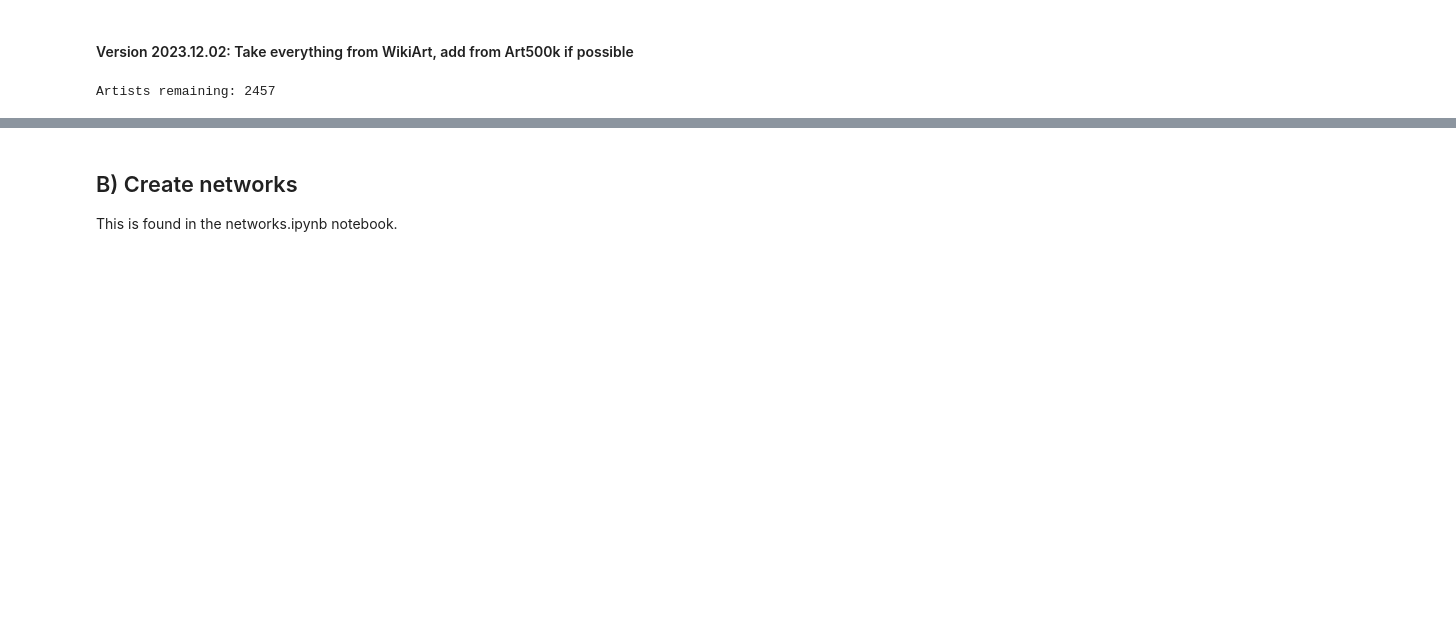
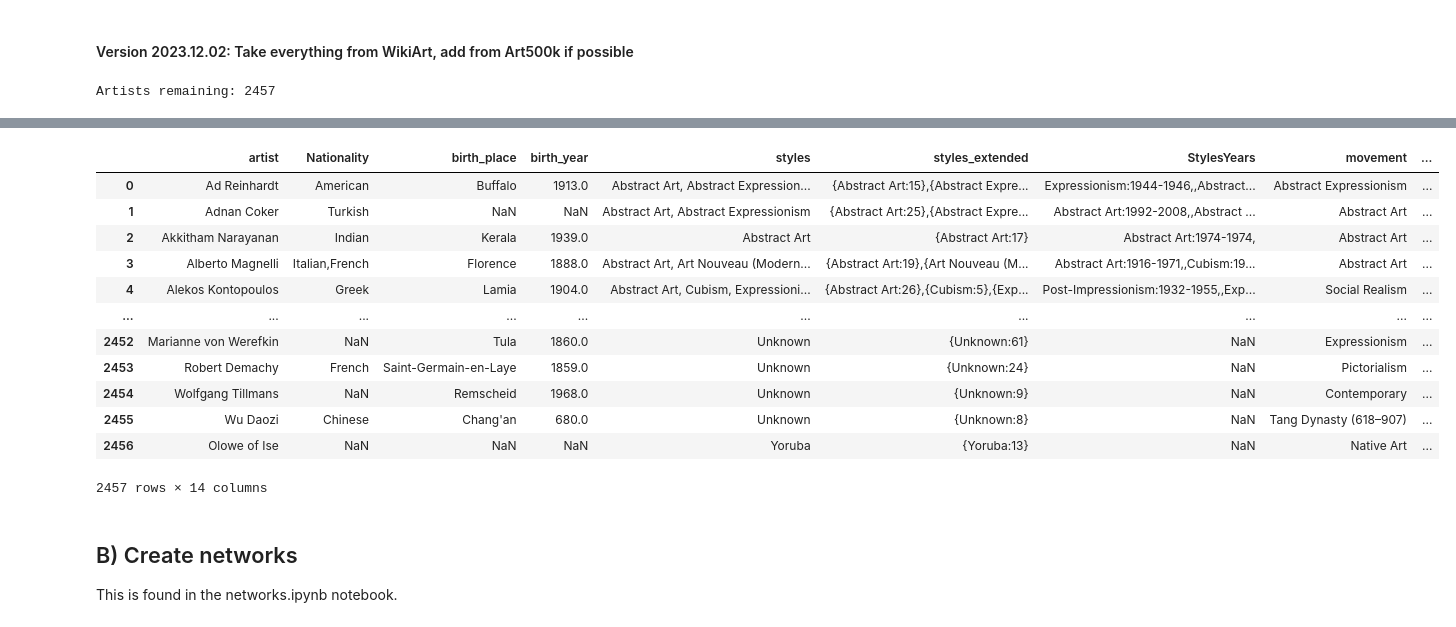
Before and after one commit to me9hanics/ArtProject, a Jupyter notebook: datasets_notebook.ipynb, the cells around one changed output, grey strips where cells are left out. Drawn from its saved outputs; the diff is of its cells as text; code cells hidden in the pictures; blank space fills up the shorter version.

Commit message:
add combined artist dataset

```diff
--- a/datasets_notebook.ipynb
+++ b/datasets_notebook.ipynb
@@ -167,13 +167,13 @@ Take the artists from WikiArt and if they are in Art500k, add their attributes f
 #### Version 2023.12.02: Take everything from WikiArt, add from Art500k if possible
 # %%
 artist_A = pd.read_csv('datasets/wikiart_artists.csv')
-artists_A= artist_A[artist_A['artist'].isin(art500k_artists['artist'])].reset_index(drop=True)
-print("Artists remaining:", len(artists_A))
+artists= artist_A[artist_A['artist'].isin(art500k_artists['artist'])].reset_index(drop=True)
+print("Artists remaining:", len(artists))
 # %% [output]
 Artists remaining: 2457
 # %%
 #Merge artists_A and art500k_artists
 
-artists = artists_A.merge(art500k_artists, on='artist', how='left')
+artists = artists.merge(art500k_artists, on='artist', how='left')
 artists
 # %% [output]
@@ -201,0 +210,19 @@ Index(['artist', 'styles', 'movement', 'styles_extended', 'pictures_count',
+# %%
+cols = artists.columns.tolist()
+cols = cols[0:1]+cols[7:8]+cols[5:7]+cols[1:2]+cols[3:4]+cols[19:]+cols[2:3]+cols[9:10]+cols[4:5]+cols[15:19]
+artists = artists[cols]
+artists
+# %% [output]
+|  | artist | Nationality | birth_place | birth_year | styles | styles_extended | StylesYears | movement | ... |
+| 0 | Ad Reinhardt | American | Buffalo | 1913.0 | Abstract Art, Abstract Expression... | {Abstract Art:15},{Abstract Expre... | Expressionism:1944-1946,,Abstract... | Abstract Expressionism | ... |
+| 1 | Adnan Coker | Turkish | NaN | NaN | Abstract Art, Abstract Expressionism | {Abstract Art:25},{Abstract Expre... | Abstract Art:1992-2008,,Abstract ... | Abstract Art | ... |
+| 2 | Akkitham Narayanan | Indian | Kerala | 1939.0 | Abstract Art | {Abstract Art:17} | Abstract Art:1974-1974, | Abstract Art | ... |
+| 3 | Alberto Magnelli | Italian,French | Florence | 1888.0 | Abstract Art, Art Nouveau (Modern... | {Abstract Art:19},{Art Nouveau (M... | Abstract Art:1916-1971,,Cubism:19... | Abstract Art | ... |
+| 4 | Alekos Kontopoulos | Greek | Lamia | 1904.0 | Abstract Art, Cubism, Expressioni... | {Abstract Art:26},{Cubism:5},{Exp... | Post-Impressionism:1932-1955,,Exp... | Social Realism | ... |
+| ... | ... | ... | ... | ... | ... | ... | ... | ... | ... |
+| 2452 | Marianne von Werefkin | NaN | Tula | 1860.0 | Unknown | {Unknown:61} | NaN | Expressionism | ... |
+| 2453 | Robert Demachy | French | Saint-Germain-en-Laye | 1859.0 | Unknown | {Unknown:24} | NaN | Pictorialism | ... |
+| 2454 | Wolfgang Tillmans | NaN | Remscheid | 1968.0 | Unknown | {Unknown:9} | NaN | Contemporary | ... |
+| 2455 | Wu Daozi | Chinese | Chang'an | 680.0 | Unknown | {Unknown:8} | NaN | Tang Dynasty (618–907) | ... |
+| 2456 | Olowe of Ise | NaN | NaN | NaN | Yoruba | {Yoruba:13} | NaN | Native Art | ... |
+2457 rows × 14 columns
```
Also changed, not shown: parts of 5 cells of this notebook, 1 other file.
